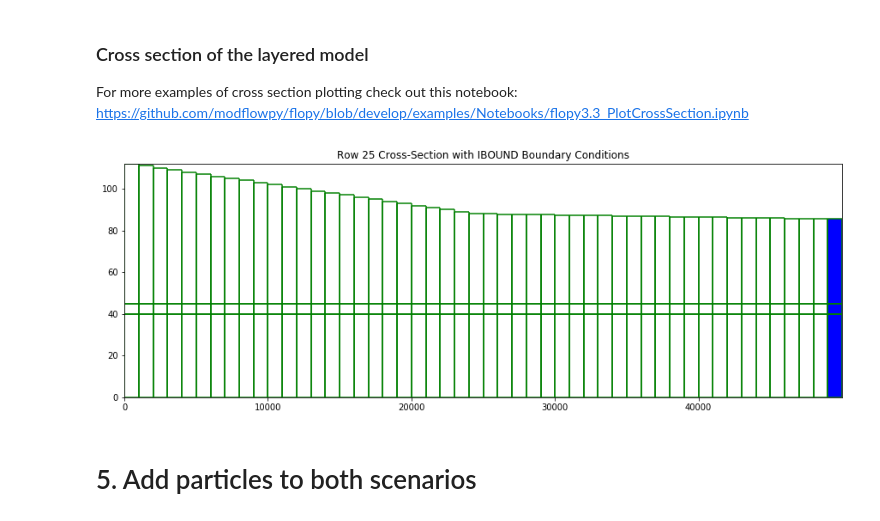
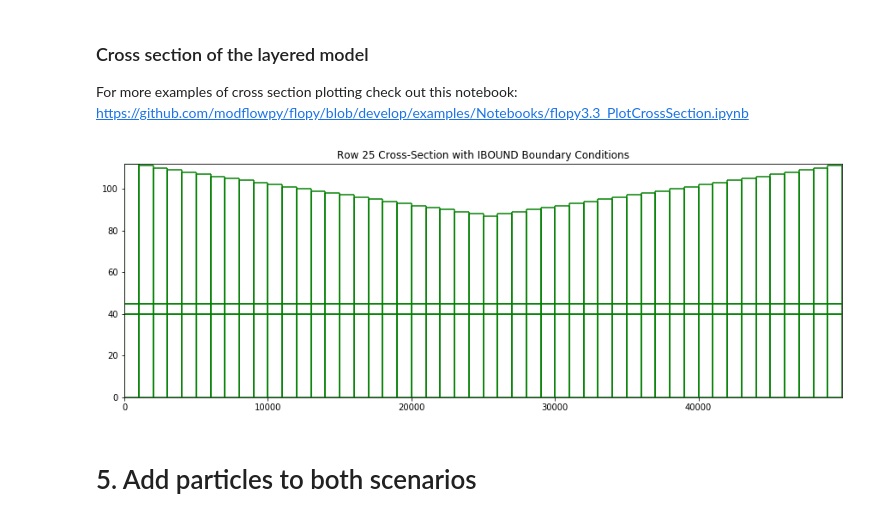
Before and after one commit to groundwater-modeling-Spring2020/FoE_Project, a Jupyter notebook: DanielleT_Notebooks/BaseModel/Base Model_DT.ipynb, the cells around one changed output. Saved outputs shown, nothing was run; the diff lists cells and outputs as text; code cells hidden in the pictures.

```diff
--- a/DanielleT_Notebooks/BaseModel/Base Model.ipynb
+++ b/DanielleT_Notebooks/BaseModel/Base Model_DT.ipynb
@@ -367,14 +367,14 @@ For more examples of cross section plotting check out this notebook: https://git
 # %%
 fig = plt.figure(figsize=(15, 5))
 ax = fig.add_subplot(1, 1, 1)
 
-xsect = flopy.plot.PlotCrossSection(model=m3, line={'row': 13}) #note use the key 'column' if you want to plot a column instaed
+xsect = flopy.plot.PlotCrossSection(model=m3, line={'column': 13}) #note use the key 'column' if you want to plot a column instaed
 patches = xsect.plot_ibound(color_noflow='red', color_ch='blue')
 patches = xsect.plot_bc('WEL', color='red')
 linecollection = xsect.plot_grid(color='green')
 t = ax.set_title('Row 25 Cross-Section with IBOUND Boundary Conditions')
 # %% [output]
-[figure, old version]
+[figure, new version]
 # %% [markdown]
 # 5. Add particles to both scenarios
 # %% [markdown]
```
Also changed, not shown: parts of 3 cells of this notebook, 12 other files.
